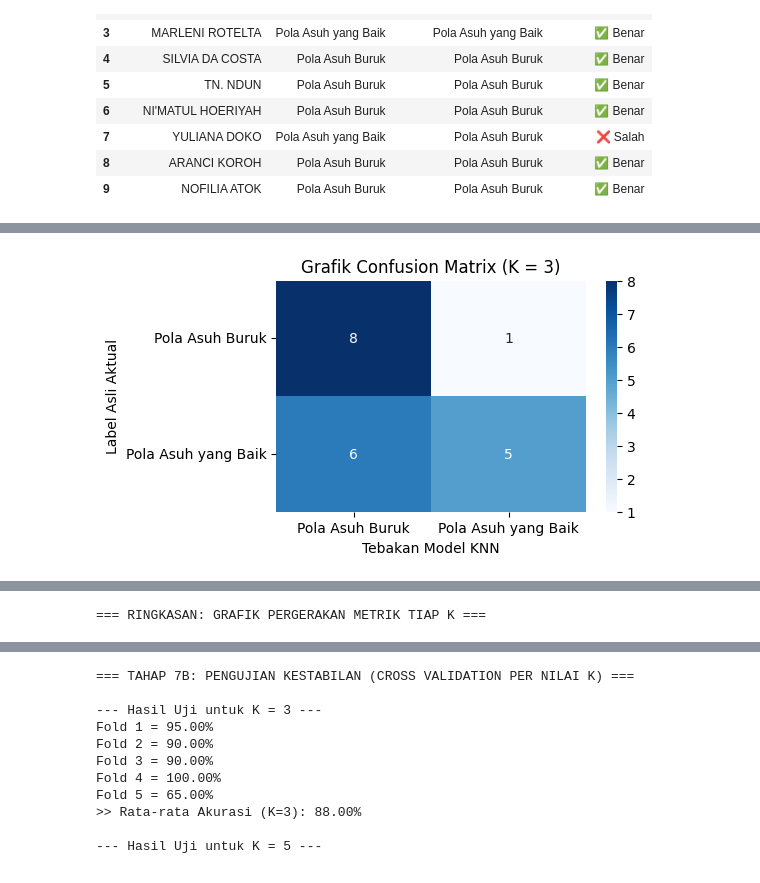
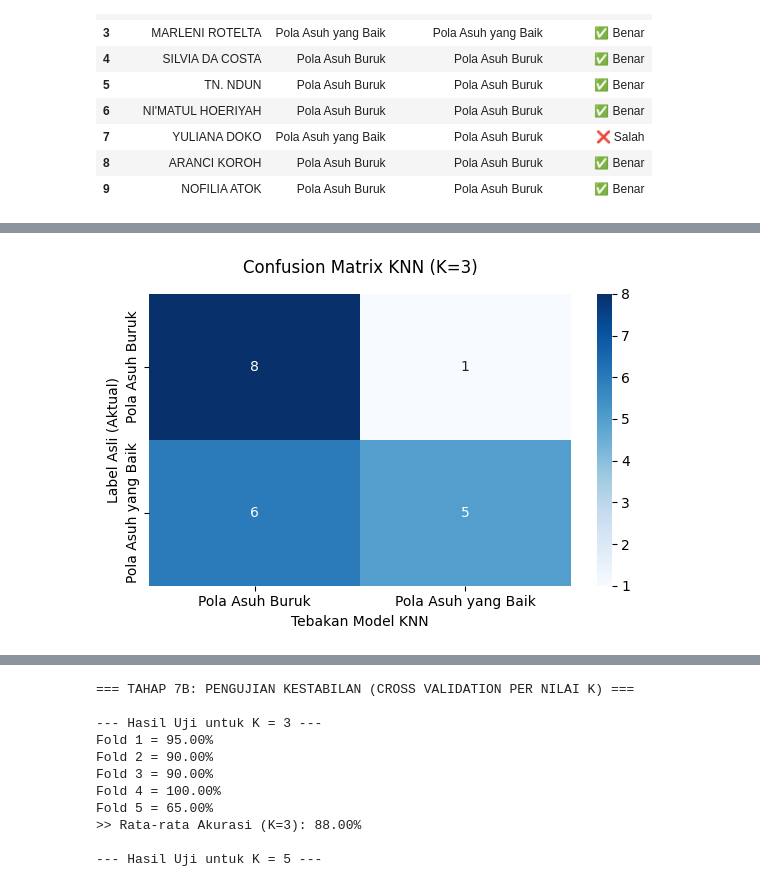
Before and after one commit to dhianab12-commits/machinelearningKNN, a Jupyter notebook: Prediksi KNN Pola Asuh Untitled17.ipynb, the cells around one changed output, grey strips where cells are left out. Drawn from its saved outputs; the diff is of its cells as text; code cells hidden in the pictures.

```diff
--- a/Prediksi KNN Pola Asuh Untitled17.ipynb
+++ b/Prediksi KNN Pola Asuh Untitled17.ipynb
@@ -218,19 +218,18 @@ Tabel Perbandingan Hasil Klasifikasi pada Data Uji:
 | 8 | ARANCI KOROH | Pola Asuh Buruk | Pola Asuh Buruk | ✅ Benar |
 | 9 | NOFILIA ATOK | Pola Asuh Buruk | Pola Asuh Buruk | ✅ Benar |
 # %%
-#  7A: EVALUASI METRIK & CONFUSION MATRIX PER NILAI K ---
-from sklearn.metrics import accuracy_score, precision_score, recall_score, f1_score, confusion_matrix
+# --- CELL 7A: EVALUASI METRIK & CONFUSION MATRIX PER NILAI K ---
+from sklearn.metrics import accuracy_score, precision_score, recall_score, f1_score, confusion_matrix, classification_report
 from sklearn.neighbors import KNeighborsClassifier
 import seaborn as sns
 import matplotlib.pyplot as plt
 
-print("=== TAHAP 7A: EVALUASI KINERJA & CONFUSION MATRIX PER NILAI K ===")
+print("=== TAHAP 7A: EVALUASI KINERJA & CONFUSION MATRIX PER NILAI K ===\n")
 
 k_range = range(3, 12, 2) # Menguji K=3, 5, 7, 9, 11
-acc_list, prec_list, rec_list, f1_list = [], [], [], []
 
 # ====================================================================
-# 1. PENGUJIAN DAN CONFUSION MATRIX UNTUK SETIAP NILAI K
+# PENGUJIAN DAN CONFUSION MATRIX UNTUK SETIAP NILAI K
 # ====================================================================
 for k_uji in k_range:
     # Latih dan prediksi sementara untuk tiap K
@@ -238,58 +237,38 @@ for k_uji in k_range:
     knn_temp.fit(X_train, y_train)
     y_pred_temp = knn_temp.predict(X_test)
 
-    # Hitung dan Simpan metrik
+    # Hitung metrik persentase
     acc_temp = accuracy_score(y_test, y_pred_temp) * 100
-    acc_list.append(acc_temp)
-    prec_list.append(precision_score(y_test, y_pred_temp, average='macro', zero_division=0) * 100)
-    rec_list.append(recall_score(y_test, y_pred_temp, average='macro', zero_division=0) * 100)
-    f1_list.append(f1_score(y_test, y_pred_temp, average='macro', zero_division=0) * 100)
+    prec_temp = precision_score(y_test, y_pred_temp, average='macro', zero_division=0) * 100
+    rec_temp = recall_score(y_test, y_pred_temp, average='macro', zero_division=0) * 100
+    f1_temp = f1_score(y_test, y_pred_temp, average='macro', zero_division=0) * 100
 
-    # --- Menampilkan Confusion Matrix untuk K yang sedang diuji ---
-    print(f"\n--- CONFUSION MATRIX UNTUK K = {k_uji} ---")
-    print(f"Akurasi Sementara: {acc_temp:.2f}%")
+    # --- 1. Menampilkan Teks Detail Metrik (Sesuai Format Gambar) ---
+    print("====================================================================")
+    print(f"EVALUASI METRIK & CONFUSION MATRIX (K = {k_uji})")
+    print("====================================================================")
+    print(f"Akurasi (Accuracy)  : {acc_temp:.2f}%")
+    print(f"Presisi (Precision) : {prec_temp:.2f}%")
+    print(f"Recall              : {rec_temp:.2f}%")
+    print(f"F1-Score            : {f1_temp:.2f}%")
 
+    # Menampilkan Laporan Klasifikasi Sklearn
+    print("\n[ Laporan Klasifikasi Detail ]")
+    print(classification_report(y_test, y_pred_temp, zero_division=0))
+
+    # --- 2. Menampilkan Confusion Matrix ---
     cm = confusion_matrix(y_test, y_pred_temp, labels=knn_temp.classes_)
-    plt.figure(figsize=(5, 3))
+    plt.figure(figsize=(6, 4))
     sns.heatmap(cm, annot=True, fmt='d', cmap='Blues',
                 xticklabels=knn_temp.classes_, yticklabels=knn_temp.classes_)
+
+    plt.ylabel('Label Asli (Aktual)')
     plt.xlabel('Tebakan Model KNN')
-    plt.ylabel('Label Asli Aktual')
-    plt.title(f'Grafik Confusion Matrix (K = {k_uji})')
+    plt.title(f'Confusion Matrix KNN (K={k_uji})', pad=15, fontsize=12)
+
+    plt.tight_layout()
     plt.show()
-
-# ====================================================================
-# 2. GRAFIK PERGERAKAN METRIK KESELURUHAN (LINE CHART)
-# ====================================================================
-print("\n=== RINGKASAN: GRAFIK PERGERAKAN METRIK TIAP K ===")
-plt.figure(figsize=(10, 5))
-plt.plot(k_range, acc_list, label='Akurasi', marker='o', linestyle='-', color='blue')
-plt.plot(k_range, prec_list, label='Presisi', marker='s', linestyle='--', color='green')
-plt.plot(k_range, rec_list, label='Recall', marker='^', linestyle='-.', color='orange')
-plt.plot(k_range, f1_list, label='F1-Score', marker='d', linestyle=':', color='red')
-
-plt.title('Grafik Evaluasi Metrik Berdasarkan Perubahan Nilai K')
-plt.xlabel('Nilai K (Jumlah Tetangga Terdekat)')
-plt.ylabel('Nilai Persentase (%)')
-plt.xticks(k_range)
-plt.ylim(0, 110)
-plt.legend(loc='lower right')
-plt.grid(True, linestyle=':', alpha=0.6)
-plt.show()
-
-# ====================================================================
-# 3. EVALUASI DETAIL UNTUK MODEL FINAL TERBAIK
-# ====================================================================
-print(f"\n--- HASIL DETAIL UNTUK MODEL FINAL (K={best_k}) ---")
-acc = accuracy_score(y_test, y_pred)
-prec = precision_score(y_test, y_pred, average='macro', zero_division=0)
-rec = recall_score(y_test, y_pred, average='macro', zero_division=0)
-f1 = f1_score(y_test, y_pred, average='macro', zero_division=0)
-
-print(f"Akurasi (Accuracy) : {acc * 100:.2f}%")
-print(f"Presisi (Precision): {prec * 100:.2f}%")
-print(f"Recall             : {rec * 100:.2f}%")
-print(f"F1-Score)          : {f1 * 100:.2f}%")
+    print("\n") # Memberikan jarak kosong sebelum nilai K selanjutnya
 # %% [output]
 === TAHAP 7A: EVALUASI KINERJA & CONFUSION MATRIX PER NILAI K ===
 
@@ -298 +292 @@ Akurasi Sementara: 65.00%
-[figure, old version]
+[figure, new version]
@@ -311 +364,0 @@ Akurasi Sementara: 90.00%
-=== RINGKASAN: GRAFIK PERGERAKAN METRIK TIAP K ===
```
Also changed, not shown: parts of 1 cell of this notebook.
